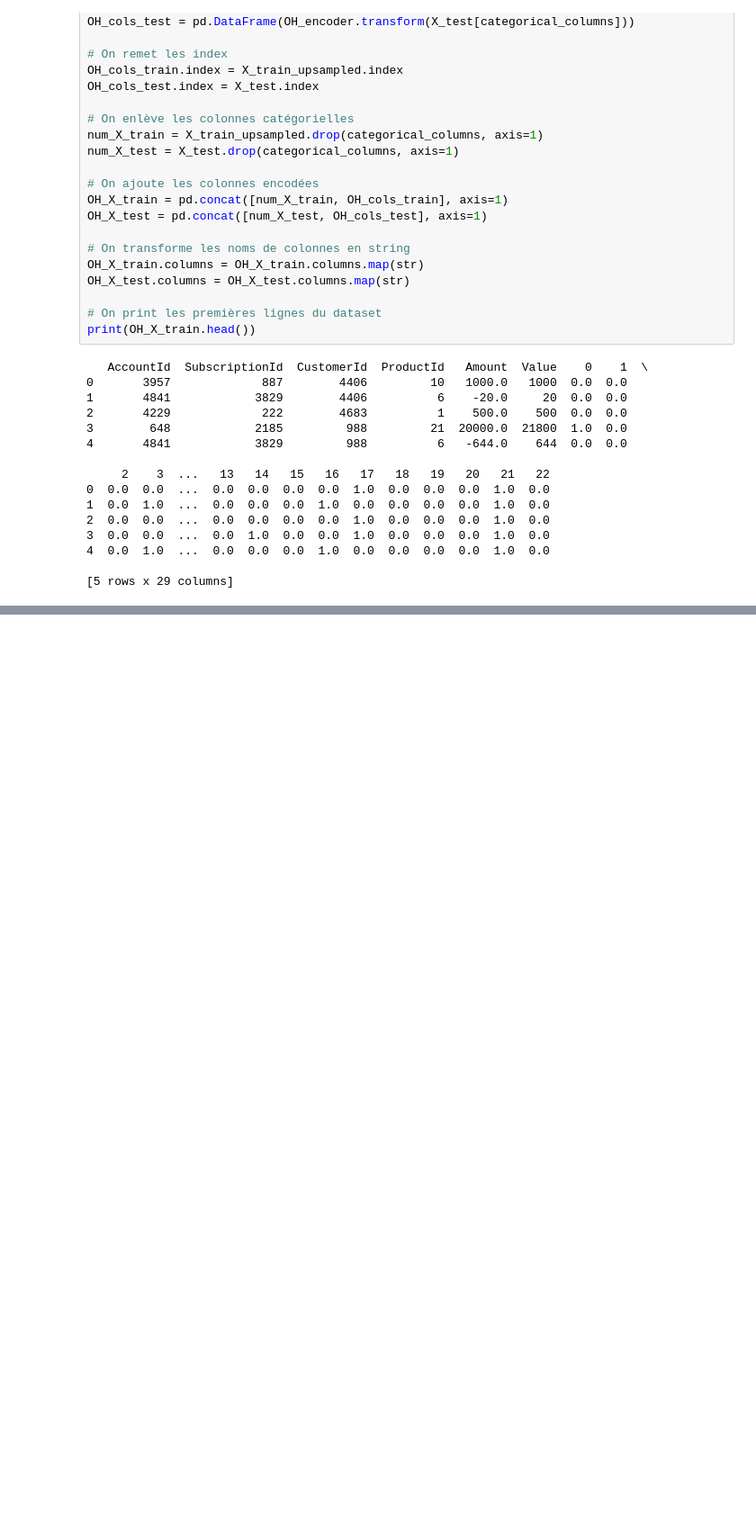
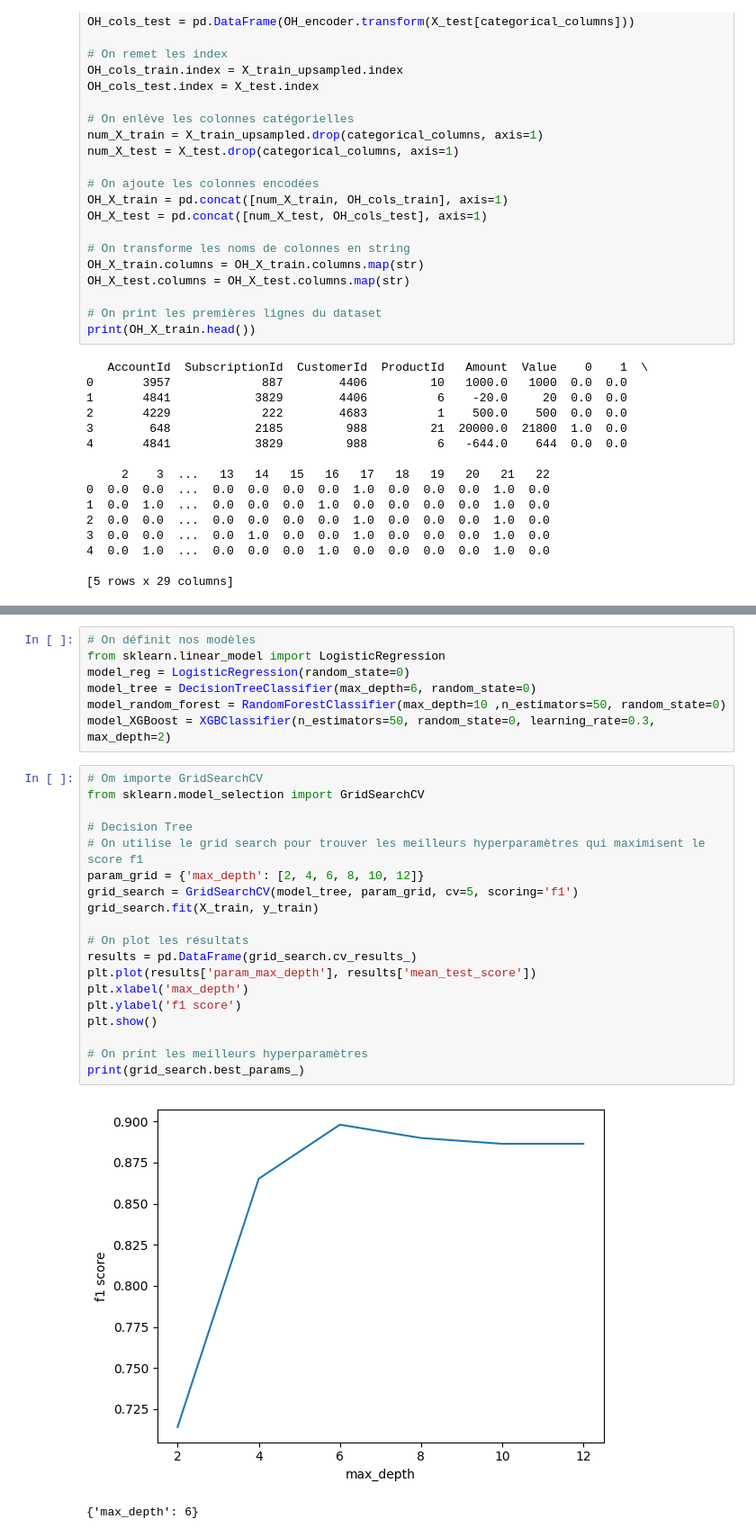
Before and after one commit to Quentin-Jadoul/ML-project, a Jupyter notebook: credit_card_fraud_detection.ipynb, the cells around one changed output, grey strips where cells are left out. Shown at 90% size. Saved outputs shown, nothing was run; the diff lists cells and outputs as text; blank space fills up the shorter version.

```diff
--- a/credit_card_fraud_detection.ipynb
+++ b/credit_card_fraud_detection.ipynb
@@ -256,0 +197,29 @@ We now make our predictions
+# %%
+# On définit nos modèles
+from sklearn.linear_model import LogisticRegression
+model_reg = LogisticRegression(random_state=0)
+model_tree = DecisionTreeClassifier(max_depth=6, random_state=0)
+model_random_forest = RandomForestClassifier(max_depth=10 ,n_estimators=50, random_state=0)
+model_XGBoost = XGBClassifier(n_estimators=50, random_state=0, learning_rate=0.3, max_depth=2)
+# %%
+# Om importe GridSearchCV
+from sklearn.model_selection import GridSearchCV
+
+# Decision Tree
+# On utilise le grid search pour trouver les meilleurs hyperparamètres qui maximisent le score f1
+param_grid = {'max_depth': [2, 4, 6, 8, 10, 12]}
+grid_search = GridSearchCV(model_tree, param_grid, cv=5, scoring='f1')
+grid_search.fit(X_train, y_train)
+
+# On plot les résultats
+results = pd.DataFrame(grid_search.cv_results_)
+plt.plot(results['param_max_depth'], results['mean_test_score'])
+plt.xlabel('max_depth')
+plt.ylabel('f1 score')
+plt.show()
+
+# On print les meilleurs hyperparamètres
+print(grid_search.best_params_)
+# %% [output]
+[figure, added]
+{'max_depth': 6}
```
Also changed, not shown: parts of 15 cells of this notebook, 1 other file.
